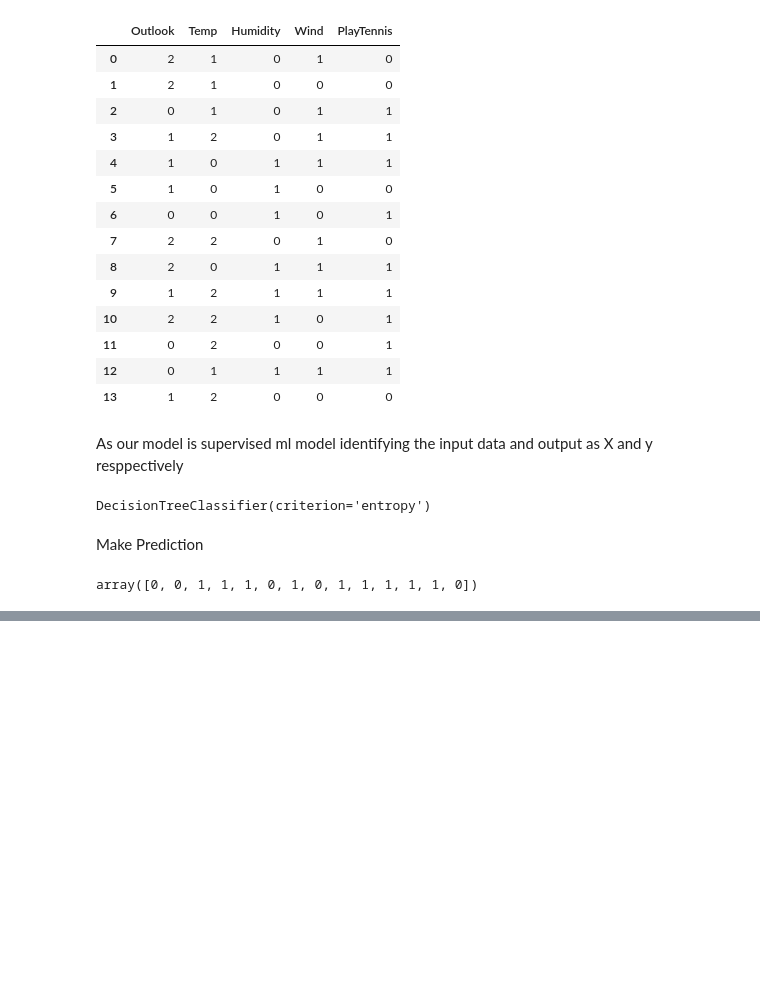
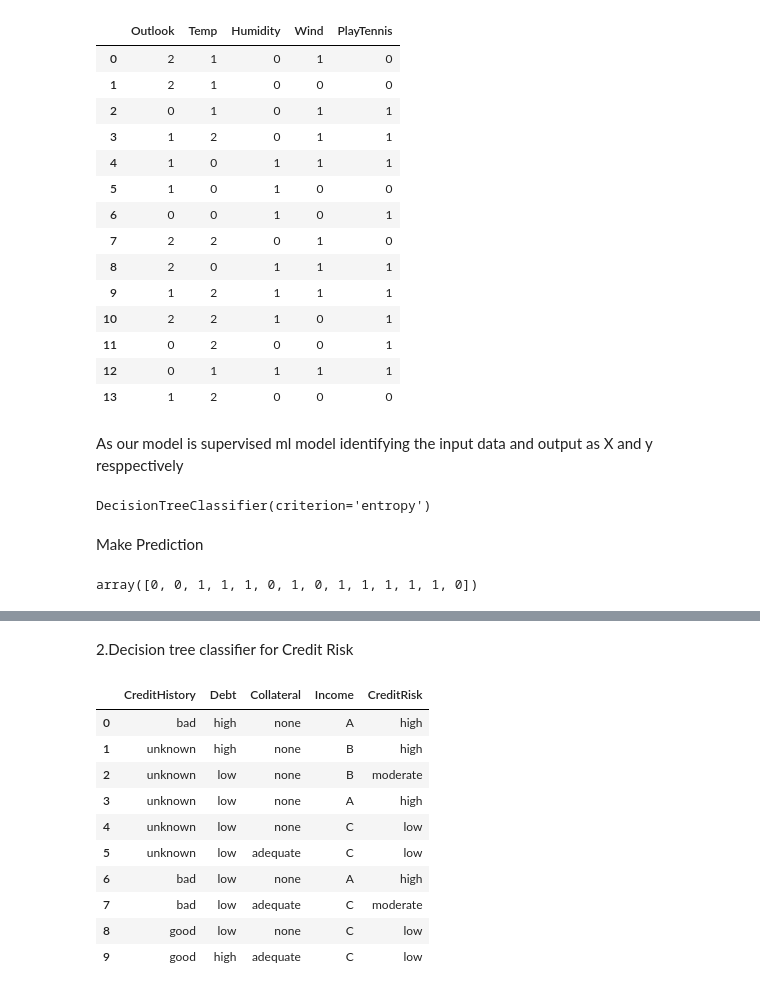
Before and after one commit to 2001-Ankit/DataMining, a Jupyter notebook: DecisionTree.ipynb, the cells around one changed output, grey strips where cells are left out. Cells and saved outputs as stored; diff of their text form; code cells hidden in the pictures; blank space fills up the shorter version.

```diff
--- a/DecisionTree.ipynb
+++ b/DecisionTree.ipynb
@@ -84,0 +85,18 @@ plt.show()
+# %% [markdown]
+2.Decision tree classifier for Credit Risk
+# %%
+df_credit = pd.read_csv('credit.csv')
+df_credit.columns
+df_credit.head(10)
+# %% [output]
+|  | CreditHistory | Debt | Collateral | Income | CreditRisk |
+| 0 | bad | high | none | A | high |
+| 1 | unknown | high | none | B | high |
+| 2 | unknown | low | none | B | moderate |
+| 3 | unknown | low | none | A | high |
+| 4 | unknown | low | none | C | low |
+| 5 | unknown | low | adequate | C | low |
+| 6 | bad | low | none | A | high |
+| 7 | bad | low | adequate | C | moderate |
+| 8 | good | low | none | C | low |
+| 9 | good | high | adequate | C | low |
```
Also changed, not shown: parts of 8 cells of this notebook, 1 other file.
